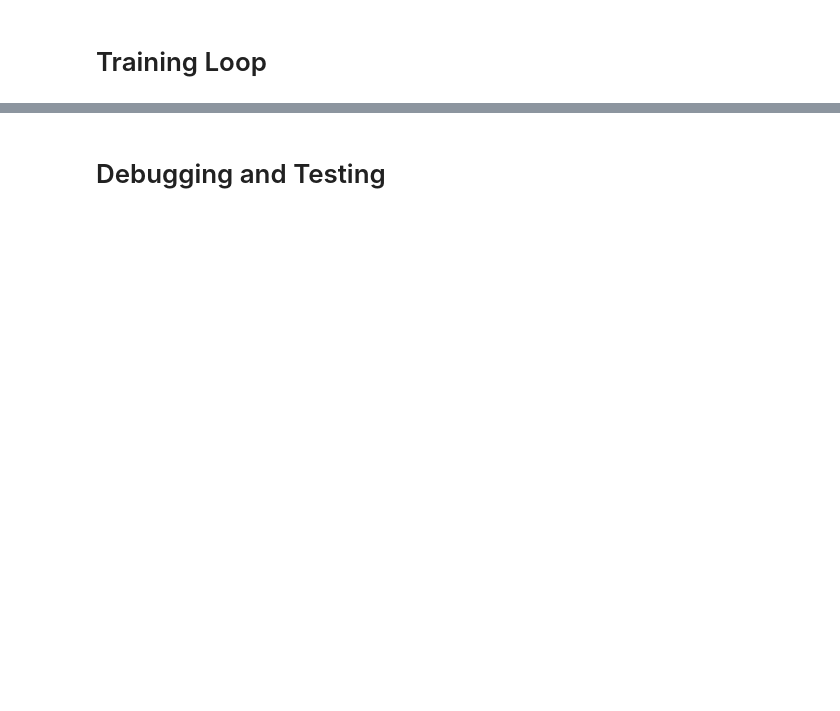
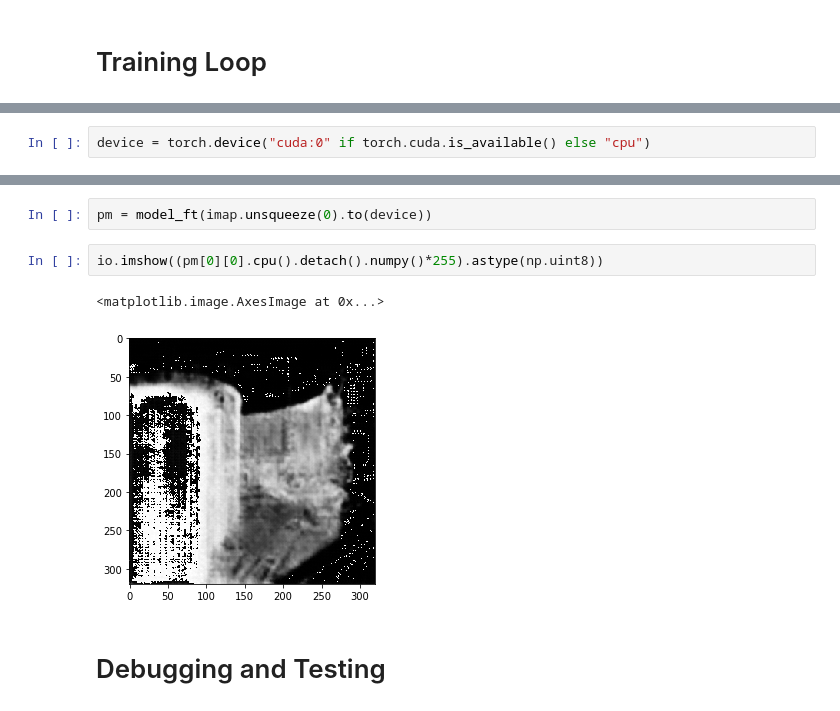
Before and after one commit to brendanvonhofe/telescope, a Jupyter notebook: deep_image_matting/deep_image_matting.ipynb, the cells around one changed output, grey strips where cells are left out. Drawn from its saved outputs; the diff is of its cells as text; blank space fills up the shorter version.

```diff
--- a/deep_image_matting/deep_image_matting.ipynb
+++ b/deep_image_matting/deep_image_matting.ipynb
@@ -329,0 +555,2 @@ ln.children
+# %%
+device = torch.device("cuda:0" if torch.cuda.is_available() else "cpu")
@@ -332,2 +689,9 @@ ln.children
+# %%
+pm = model_ft(imap.unsqueeze(0).to(device))
+# %%
+io.imshow((pm[0][0].cpu().detach().numpy()*255).astype(np.uint8))
+# %% [output]
+<matplotlib.image.AxesImage at 0x...>
+[figure, added]
 # %% [markdown]
 # Debugging and Testing
```
Also changed, not shown: parts of 46 cells of this notebook, 4 other files.
